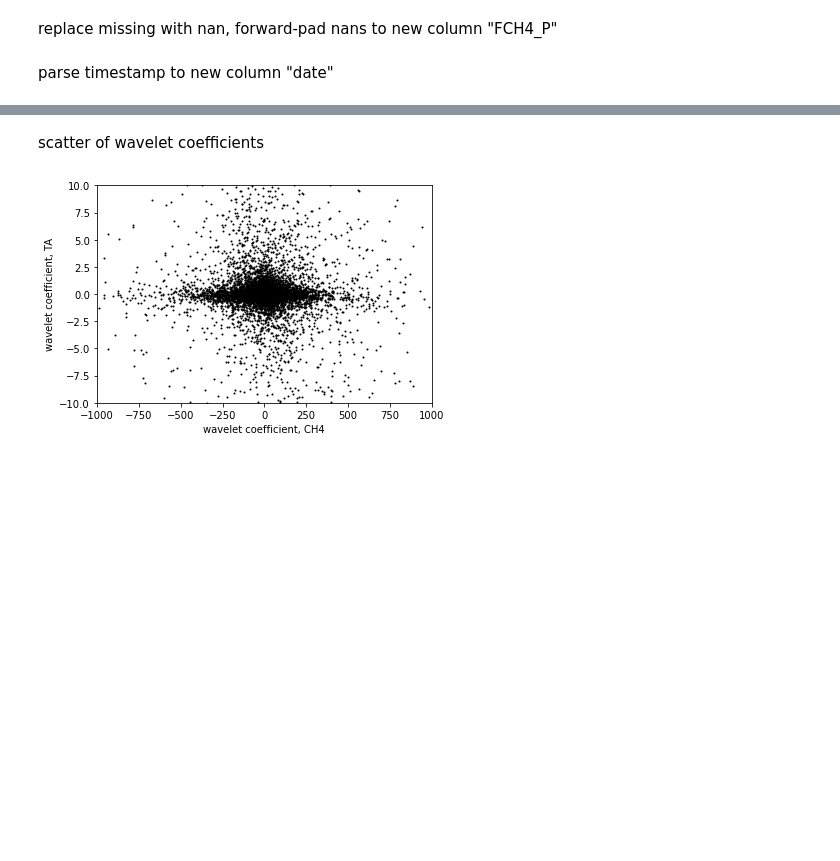
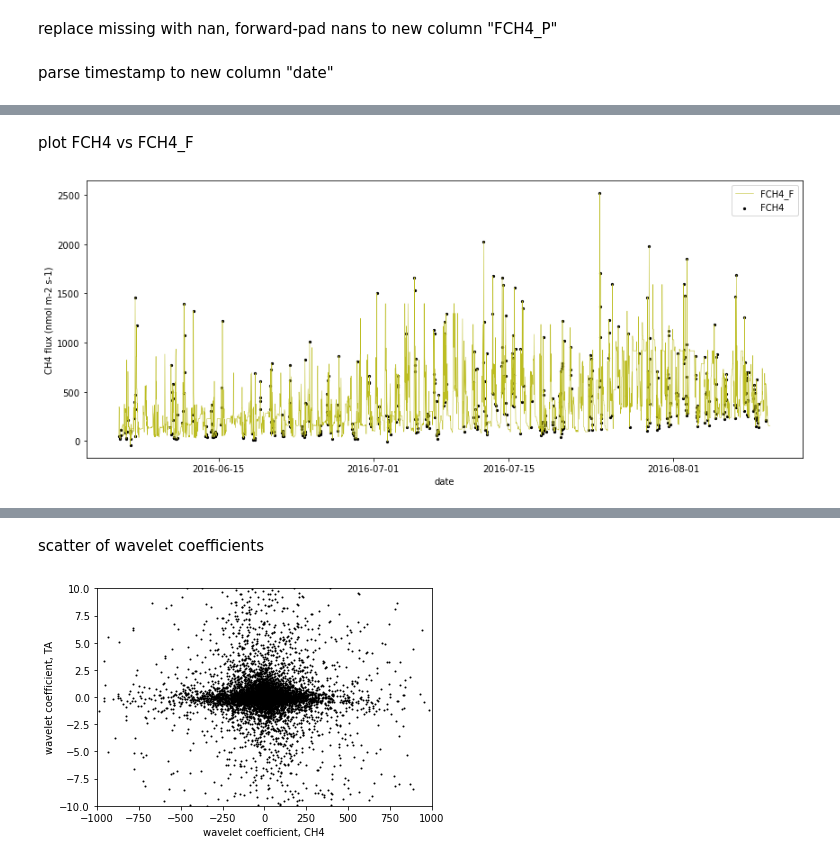
Before and after one commit to ottobriner/wavelet-partition, a Jupyter notebook: wavelet-partition.ipynb, the cells around one changed output, grey strips where cells are left out. Saved outputs shown, nothing was run; the diff lists cells and outputs as text; code cells hidden in the pictures; blank space fills up the shorter version.

```diff
--- a/wavelet-partition.ipynb
+++ b/wavelet-partition.ipynb
@@ -35,0 +56,2 @@ df["date"] = pd.to_datetime(df["TIMESTAMP_START"], format='%Y%m%d%H%M')
+# %%
+data = df[((df['date'] >= '2016-01-01') & (df['date'] <= '2016-08-11'))]
@@ -35,0 +64,12 @@ df["date"] = pd.to_datetime(df["TIMESTAMP_START"], format='%Y%m%d%H%M')
+# %% [markdown]
+plot FCH4 vs FCH4_F
+# %%
+fig, ax = plt.subplots(figsize=(12,5))
+ax.scatter(data['date'], data['FCH4'], c='k', s=5)
+ax.plot(data['date'], data['FCH4_F'], c='tab:olive', linewidth=0.5)
+ax.set_xlabel('date')
+ax.set_ylabel('CH4 flux (nmol m-2 s-1)')
+ax.legend(['FCH4_F', 'FCH4']) # not sure why this order, this is workaround
+plt.tight_layout()
+# %% [output]
+[figure, added]
```
Also changed, not shown: parts of 15 cells of this notebook.
